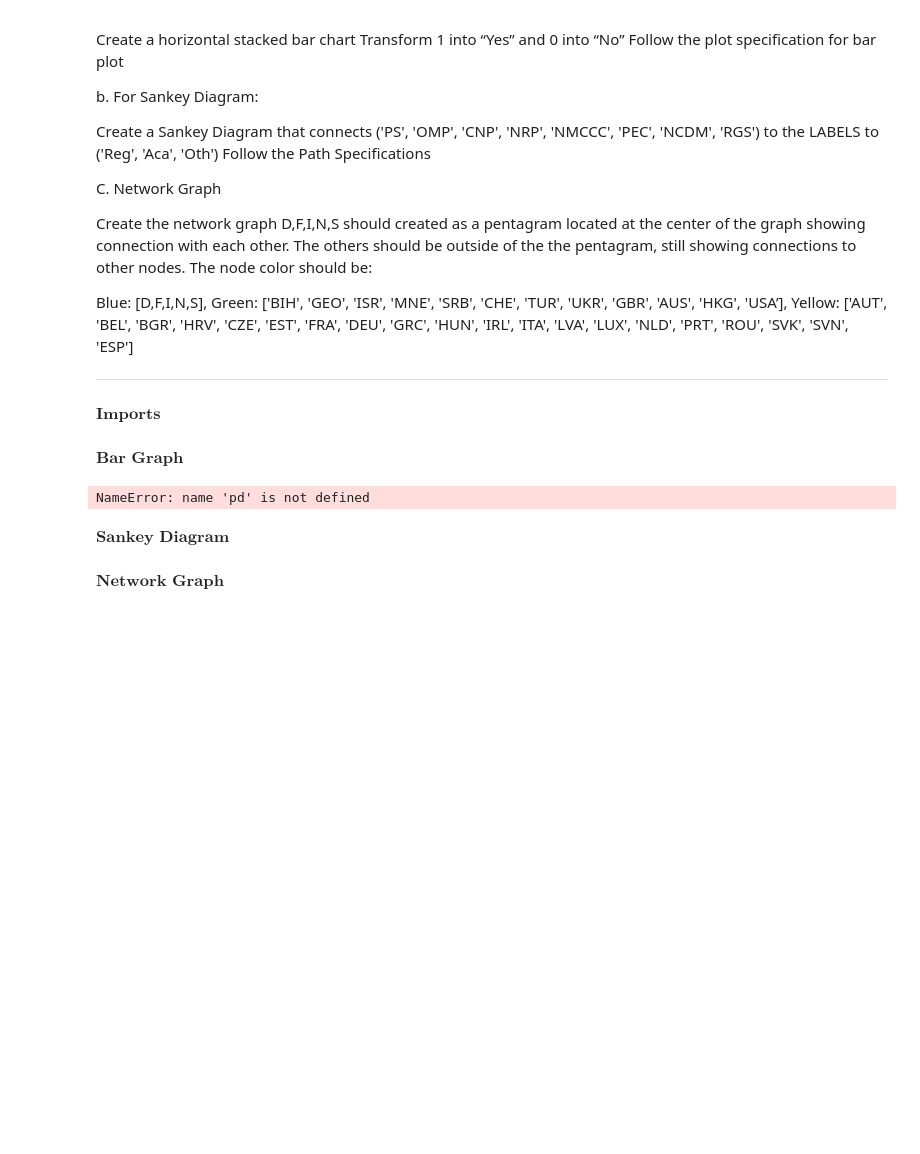
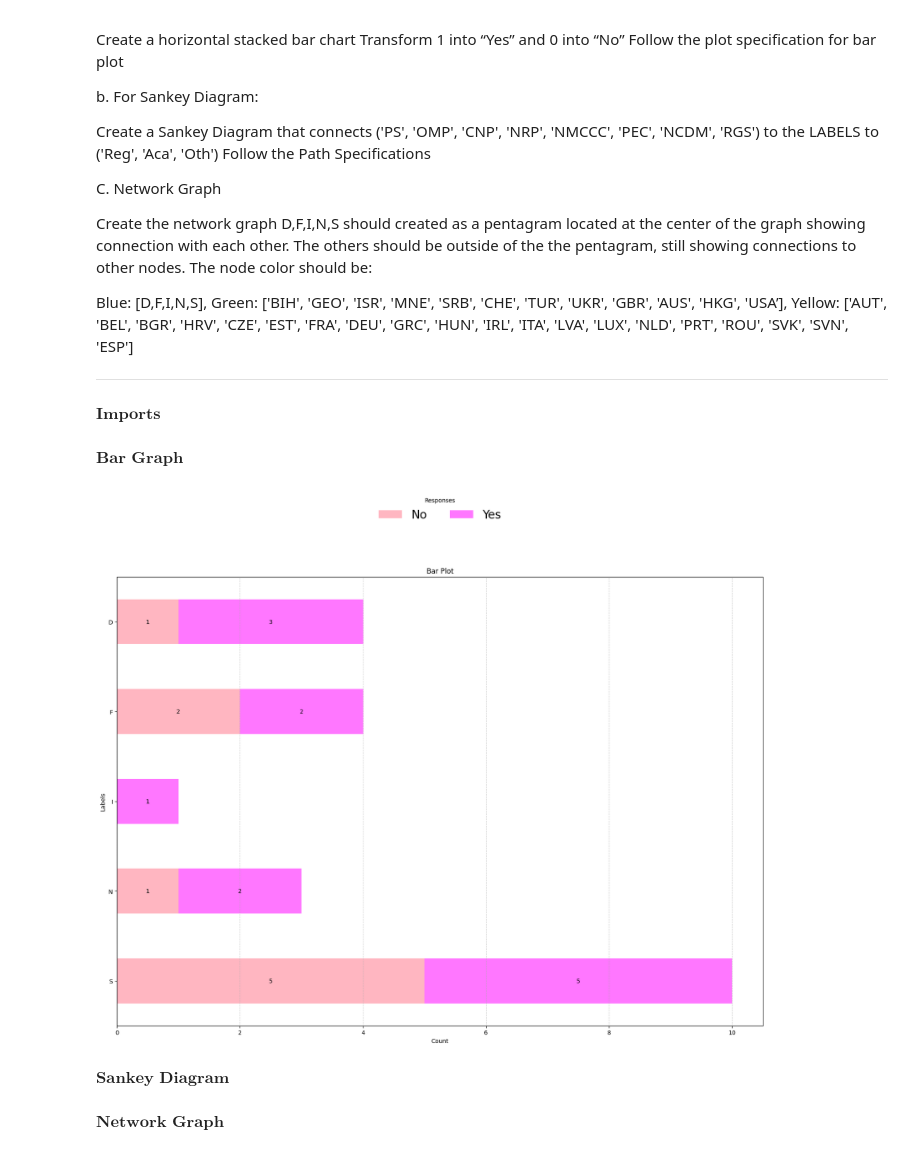
Before and after one commit to Liyari/Plot, a Jupyter notebook: plots.ipynb, the cells around one changed output. Cells and saved outputs as stored; diff of their text form; code cells hidden in the pictures; blank space fills up the shorter version.

```diff
--- a/plots.ipynb
+++ b/plots.ipynb
@@ -41,27 +41,29 @@ import numpy as np
 # %% [markdown]
 $\textbf{Bar Graph}$
 # %%
+import pandas as pd
+import matplotlib.pyplot as plt
 
 bar_df = pd.read_csv("bar_assignment.csv")
-bar_counts = bar_df.groupby(['LABEL', 'COUNT']).size().unstack(fill_value=0)
-bar_counts = bar_counts.rename(columns={0: 'No', 1: 'Yes'}).sort_index(ascending=False)
-bar_counts = bar_counts[['No', 'Yes']]
+bar_counts = bar_df.pivot_table(index="LABEL", columns="COUNT", aggfunc="size", fill_value=0)
+bar_counts.columns = ["No", "Yes"]
+bar_counts = bar_counts.sort_index(ascending=False)
 
-fig = plt.figure(figsize=(20, 14))
-gs = GridSpec(2, 2, figure=fig)
-ax1 = fig.add_subplot(gs[0, 0])
-bars = bar_counts.plot(kind='barh', stacked=True, ax=ax1, color=['#FF6347', '#4682B4'])
+fig, ax = plt.subplots(figsize=(20, 14))
 
-for container in bars.containers:
-    labels = [int(v) if v > 0 else '' for v in container.datavalues]
-    bars.bar_label(container, labels=labels, label_type='center')
+bar_counts.plot(kind="barh", stacked=True, ax=ax, color=["#FFB6C1", "#FF77FF"])
 
-ax1.set_title('Bar Plot', fontweight='bold')
-ax1.set_xlabel('Count', fontweight='bold')
-ax1.set_ylabel('Labels', fontweight='bold')
-ax1.legend(title='Legend', labels=['No', 'Yes'])
+for container in ax.containers:
+    ax.bar_label(container, labels=[int(v) if v > 0 else "" for v in container.datavalues], label_type="center")
+
+ax.set(title="Bar Plot", xlabel="Count", ylabel="Labels")
+
+ax.grid(True, axis='x', linestyle='--', alpha=0.6)
+
+ax.legend(["No", "Yes"], title="Responses", loc="upper center", bbox_to_anchor=(0.5, 1.2), ncol=2, fontsize=20, frameon=False)
+
 plt.show()
 # %% [output]
-NameError: name 'pd' is not defined
+[figure, added]
 # %% [markdown]
 $\textbf{Sankey Diagram}$
```
Also changed, not shown: parts of 2 cells of this notebook.
